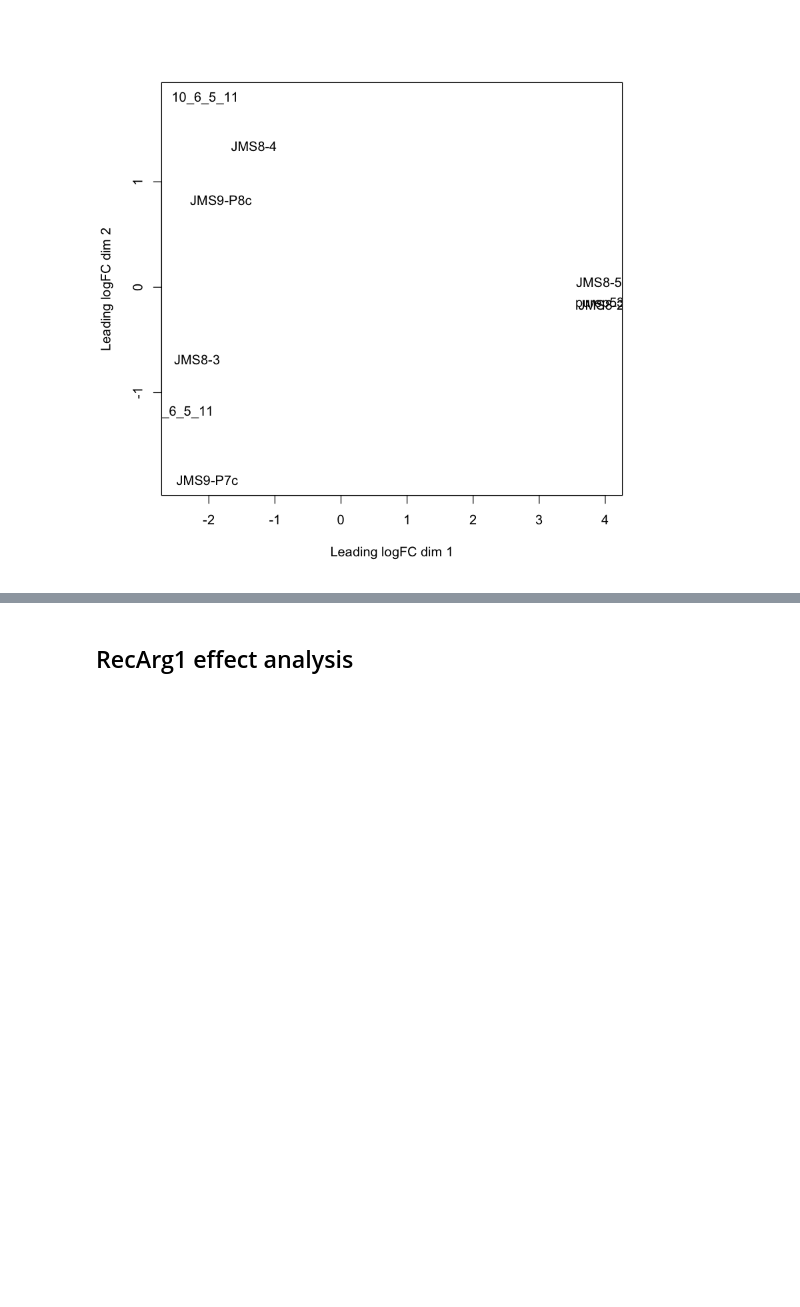
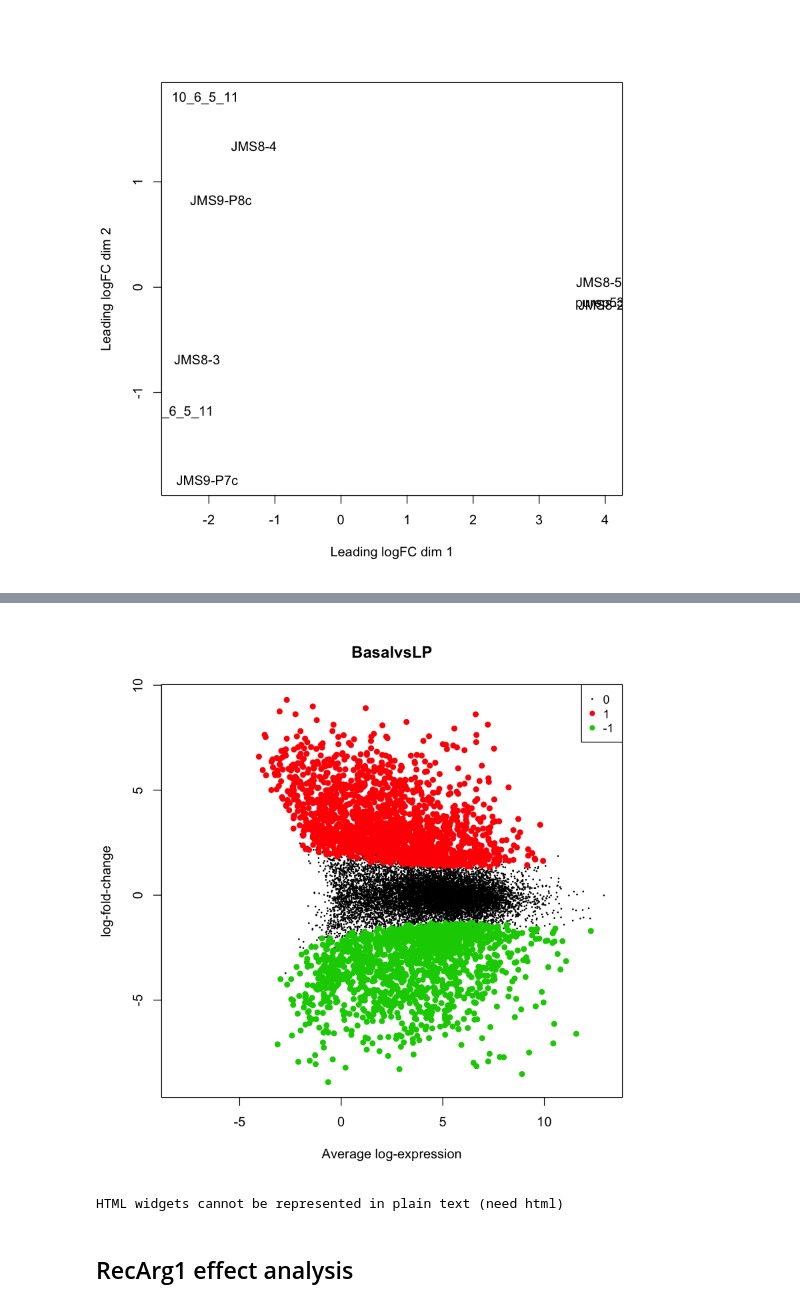
Before and after one commit to lvulliard/Brunner2019, a Jupyter notebook: RNA-DiffEq.ipynb, the cells around one changed output, grey strips where cells are left out. Saved outputs shown, nothing was run; the diff lists cells and outputs as text; code cells hidden in the pictures; blank space fills up the shorter version.

```diff
--- a/RNA-DiffEq.ipynb
+++ b/RNA-DiffEq.ipynb
@@ -190,3 +349,18 @@ plotMDS(x) # Three distinct groups (LP/ML/Basal)
+# %%
+plotMD(tfit, column=1, status=dt[,1], main=colnames(tfit)[1],
+       xlim=c(-8,13))
+# %% [output]
+[figure, added]
+# %%
+basal.vs.lp.topgenes <- basal.vs.lp$ENTREZID[1:100]
+i <- which(v$genes$ENTREZID %in% basal.vs.lp.topgenes)
+mycol <- colorRampPalette(c("blue","white","red"))(1000)
+d3heatmap(v$E[i,], scale="row",
+   labRow=v$genes$SYMBOL[i], labCol=group,
+   col=mycol, trace="none", density.info="none",
+   margin=c(8,6), lhei=c(2,10))
+# %% [output]
+HTML widgets cannot be represented in plain text (need html)
 # %% [markdown]
 ## RecArg1 effect analysis
 # %%
```
Also changed, not shown: parts of 36 cells of this notebook.
